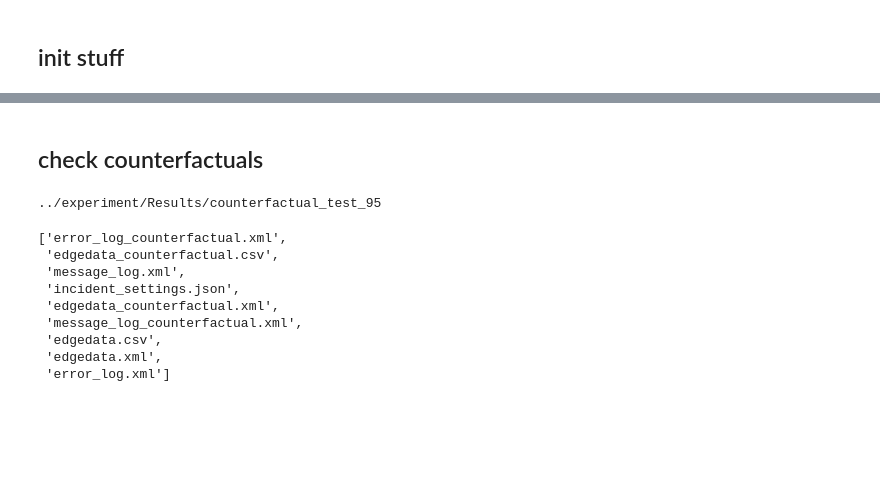
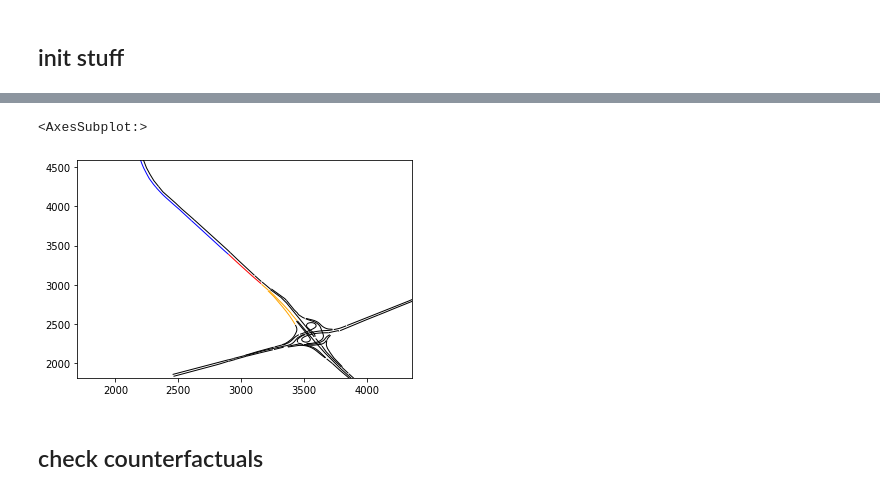
Before and after one commit to MathiasNT/CongestionPropagationPrediction, a Jupyter notebook: notebooks/check_results_counterfactual_exp1.ipynb, the cells around one changed output, grey strips where cells are left out. Saved outputs shown, nothing was run; the diff lists cells and outputs as text; code cells hidden in the pictures; blank space fills up the shorter version.

```diff
--- a/notebooks/check_results_counterfactual_exp1.ipynb
+++ b/notebooks/check_results_counterfactual_exp1.ipynb
@@ -71,0 +182,28 @@ All files in counterfactual_test_54 seems converted.
+# %%
+def plotNet(net, colors, widths, options, incident_edge_obj, ax):
+    shapes = []
+    c = []
+    w = []
+    for e in net._edges:
+        shapes.append(e.getShape())
+        if e._id in colors:
+            c.append(colors[str(e._id)])
+        else:
+            c.append(options.defaultColor)
+        if e._id in widths:
+            w.append(widths[str(e._id)])
+        else:
+            w.append(options.defaultWidth)
+
+    line_segments = LineCollection(shapes, linewidths=w, colors=c)
+    ax = plt.gca()
+    ax.add_collection(line_segments)
+    ax.set_xmargin(0.1)
+    ax.set_ymargin(0.1)
+
+    (xmin, ymin, xmax, ymax) = incident_edge_obj.getBoundingBox()
+    ax.set_xlim(xmin - 1200 ,xmax + 1200)
+    ax.set_ylim(ymin - 1200 ,ymax + 1200)
+
+    #ax.autoscale_view(True, True, True)
+    return ax
@@ -72,2 +212,22 @@ All files in counterfactual_test_54 seems converted.
+# %%
+plot_options = {'defaultColor': 'black',
+                'defaultWidth': 1}
+plot_options = dotdict(plot_options)
+# %%
+edge_colors = {incident_edge: 'red'}
+# %%
+for i in range(n_up):
+    for id in upstream_edges_ids[i]:
+        edge_colors[id] = 'orange'
+
+for i in range(n_down):
+    for id in downstream_edges_ids[i]:
+        edge_colors[id] = 'blue'
+# %%
+fig, ax = plt.subplots(1)
+plotNet(net, edge_colors, {}, plot_options, i_edge_obj, ax)
+# %% [output]
+<AxesSubplot:>
+[figure, added]
 # %% [markdown]
 ## check counterfactuals
@@ -77,17 +234,3 @@ experiment_path = f'{path}/{experiment}'
-# %%
-print(experiment_path)
-os.listdir(experiment_path)
-# %% [output]
-../experiment/Results/counterfactual_test_95
-['error_log_counterfactual.xml',
- 'edgedata_counterfactual.csv',
- 'message_log.xml',
- 'incident_settings.json',
- 'edgedata_counterfactual.xml',
- 'message_log_counterfactual.xml',
- 'edgedata.csv',
- 'edgedata.xml',
- 'error_log.xml']
 # %%
 with open(f'{experiment_path}/incident_settings.json') as f:
     incident_settings = json.load(f)
```
Also changed, not shown: parts of 35 cells of this notebook, 8 other files.
